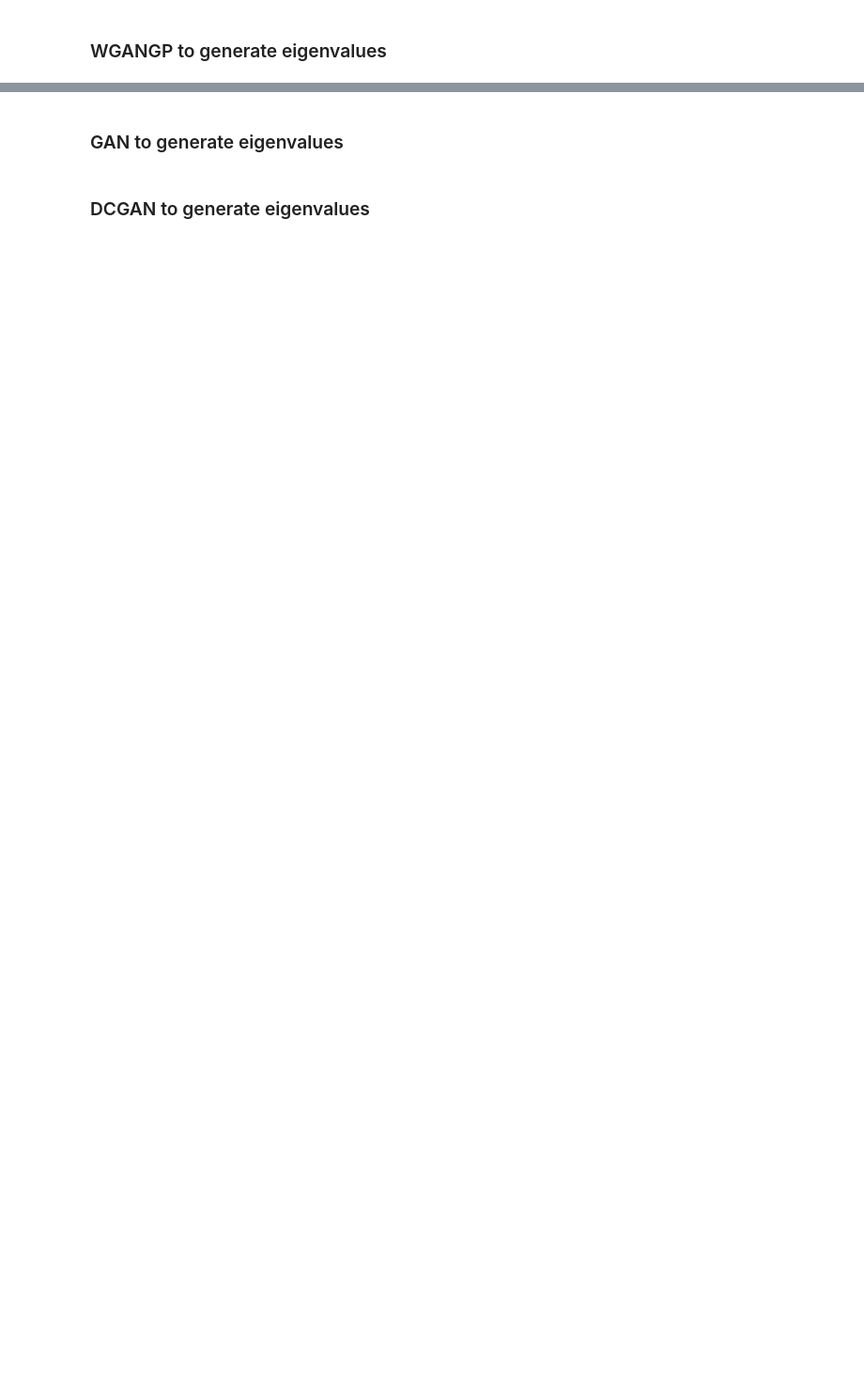
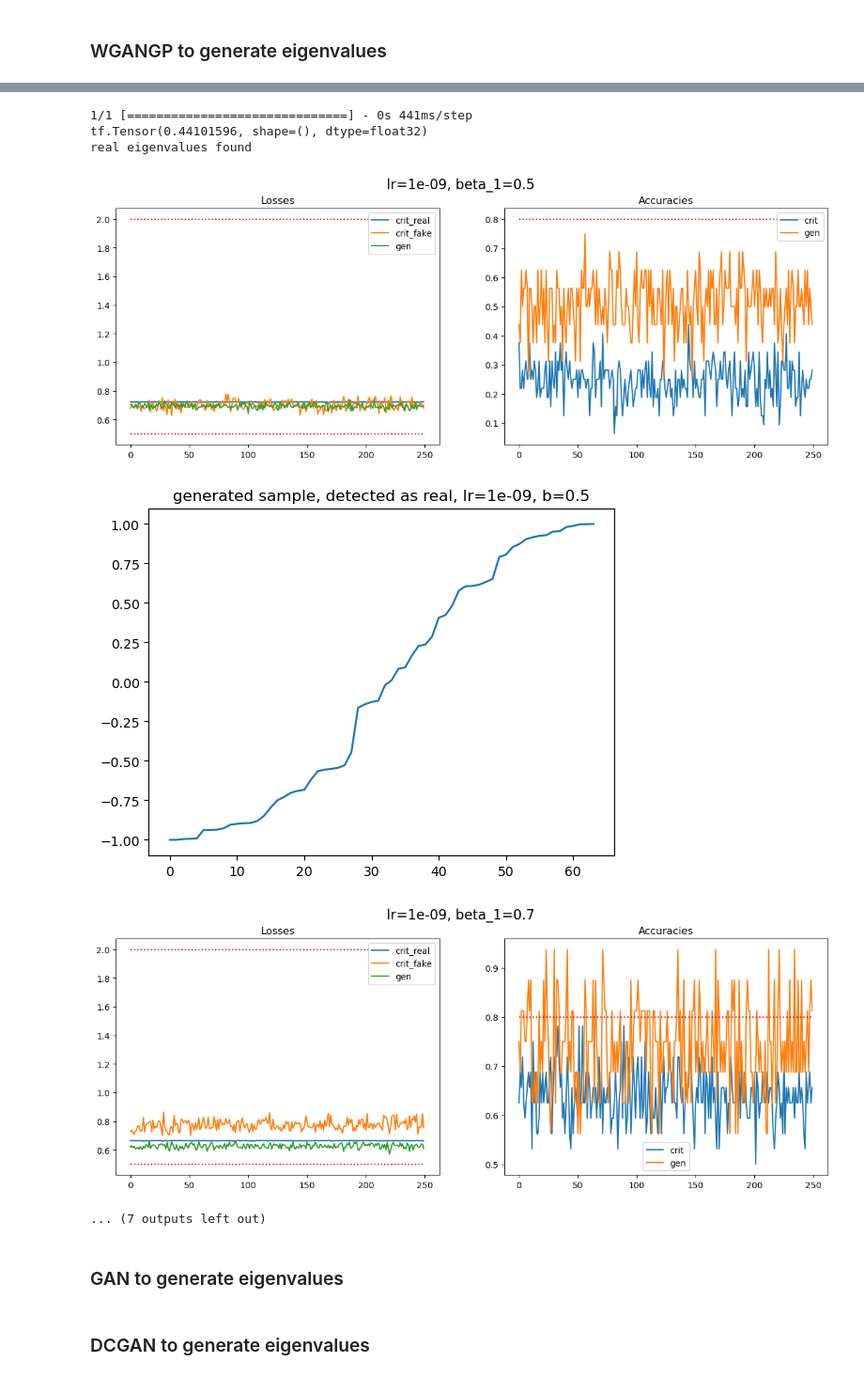
Before and after one commit to raskharkapakh/Master-Arbeit, a Jupyter notebook: python_files/GAN2/notebook2.ipynb, the cells around one changed output, grey strips where cells are left out. Shown at 94% size. Drawn from its saved outputs; the diff is of its cells as text; code cells hidden in the pictures; blank space fills up the shorter version.

```diff
--- a/python_files/GAN2/notebook2.ipynb
+++ b/python_files/GAN2/notebook2.ipynb
@@ -42,2 +62,2 @@ evals_wgangp = evals_WGANGP()
 # %%
-evals_wgangp.train(evals_square_dataset=evals_dataset, n_epoch=500)
+evals_wgangp.train(evals_dataset=evals_square_dataset, n_epoch=500)
@@ -55,0 +107,32 @@ else:
+# %%
+# Grid search 2
+#from tensorflow import summary
+from evals_GAN2 import evals_GAN
+
+lr_list = [1e-9, 1e-9, 1e-8, 1e-7, 1e-7]
+beta_1_list = [0.5, 0.7, 0.2, 0.1, 0.9]
+
+n_epoch=250
+
+for lr, beta_1 in zip(lr_list, beta_1_list):
+
+    print(f"lr={lr}, beta_1={beta_1}")
+
+    evals_gan = evals_GAN(lr, beta_1, summary=False) # Creating GAN
+    evals_gan.train(evals_dataset=evals_dataset, n_epoch=n_epoch, print_epoch=False) # Training the GAN
+
+    # Plotting sampled eigenvalues
+    is_real, sample = evals_gan.get_evals()
+
+    fig = plt.figure()
+
+    if is_real:
+        plt.title(f"generated sample, detected as real, lr={lr}, b={beta_1}")
+        plt.plot(np.sort(np.array(sample)[0]))
+    else:
+        plt.title(f"generated sample, detected as fake, lr={lr}, b={beta_1}")
+        plt.plot(np.sort(np.array(sample)[0]))
+
+# runtime   : 1000 epochs  : approx 5min30
+# runtime   : 250 epochs   : approx 1min30
+# %% [output]
@@ -56,3 +163,10 @@ else:
+1/1 [==============================] - 0s 441ms/step
+tf.Tensor(0.44101596, shape=(), dtype=float32)
+real eigenvalues found
+[figure, added]
+[figure, added]
+[figure, added]
+... (7 outputs left out)
 # %% [markdown]
 ### GAN to generate eigenvalues
 # %%
```
Also changed, not shown: parts of 9 cells of this notebook, 12 other files.
